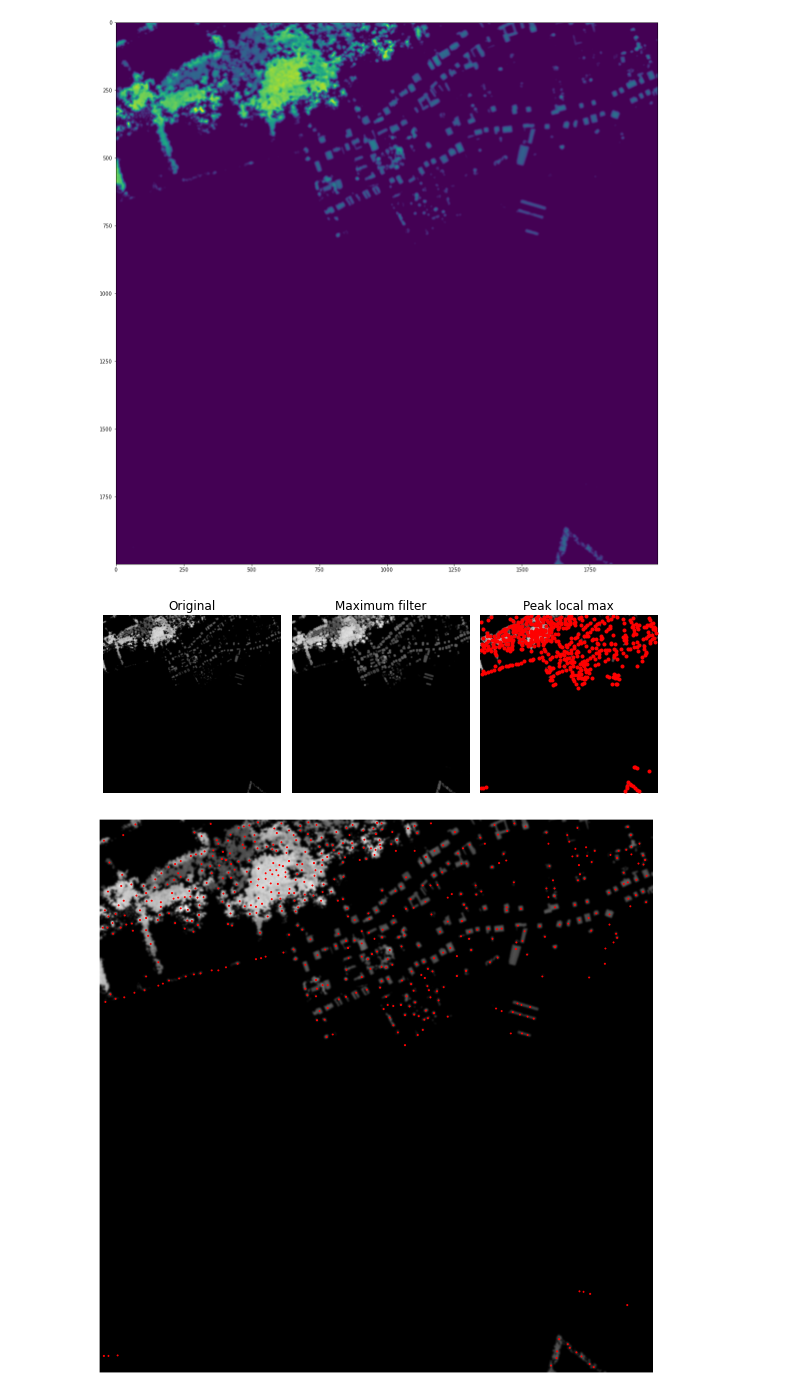
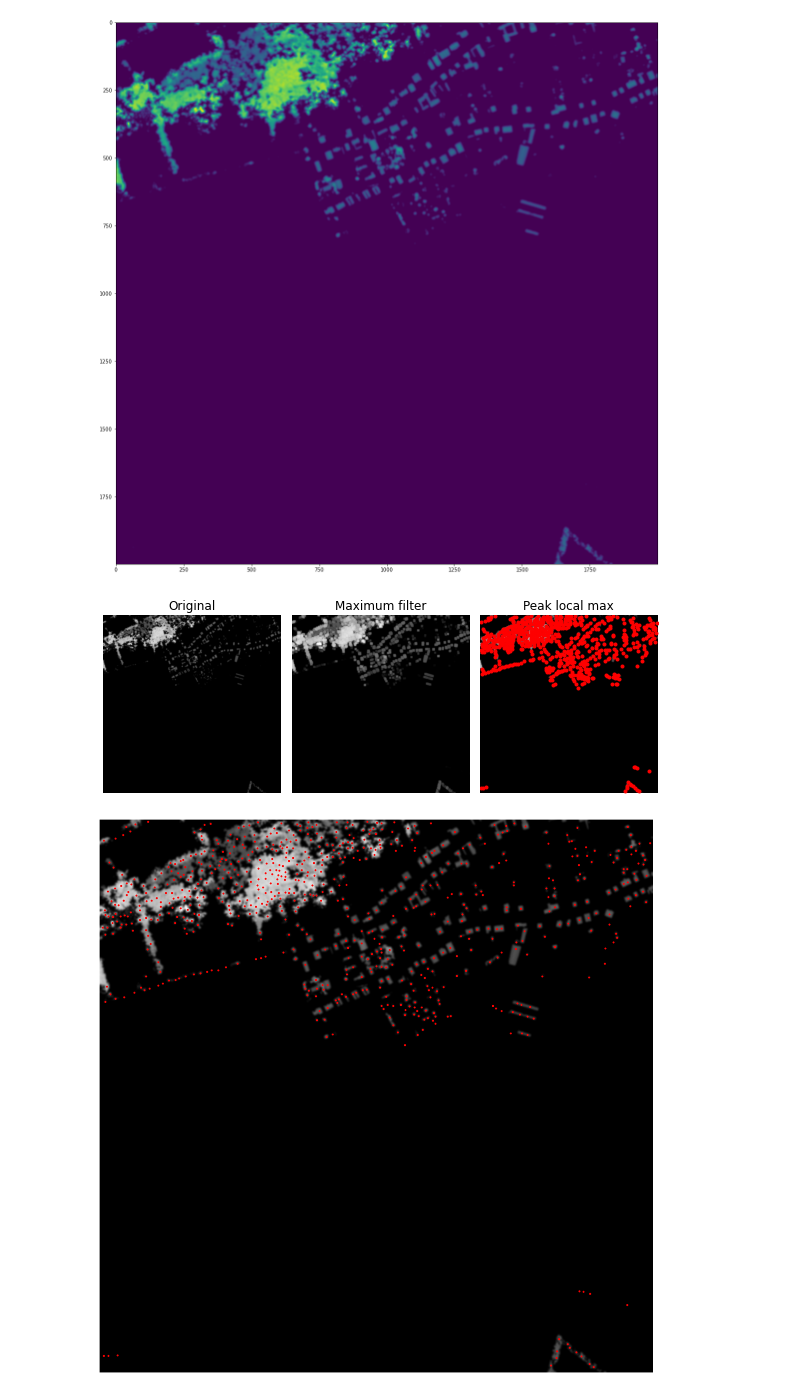
Before and after one commit to JanFfm/lidar-vegetation-data, a Jupyter notebook: tree_clustering.ipynb, the cells around one changed output. Cells and saved outputs as stored; diff of their text form; code cells hidden in the pictures.

```diff
--- a/tree_clustering.ipynb
+++ b/tree_clustering.ipynb
@@ -55,41 +55,38 @@ Weichzeichnen:
 # %%
 #wenn hier die maxima im einfarbigen bereich auftauchen, ist der threshold oben zu niedrig
 #hier kann über den min-distance-wert skaliert werden:
-filter_size = 10
-min_distance = 10
+filter_size = 15
+min_distance = 7
 
 image_max = ndi.maximum_filter(im, size=filter_size, mode='constant')
 
 # Comparison between image_max and im to find the coordinates of local maxima
 coordinates = peak_local_max(im, min_distance=min_distance)
 
 
 
 
 # display results:
 fig, axes = plt.subplots(1, 3, figsize=(8, 3), sharex=True, sharey=True)
 ax = axes.ravel()
 ax[0].imshow(im, cmap=plt.cm.gray)
 ax[0].axis('off')
 ax[0].set_title('Original')
 
 ax[1].imshow(image_max, cmap=plt.cm.gray)
-ax[1].axis('off')
 ax[1].set_title('Maximum filter')
 
 ax[2].imshow(im, cmap=plt.cm.gray)
 ax[2].plot(coordinates[:, 1], coordinates[:, 0], 'r.')
-ax[2].axis('off')
 ax[2].set_title('Peak local max')
 
 fig.tight_layout()
 
 plt.show()
 
 plt.imshow(im, cmap=plt.cm.gray)
 plt.plot(coordinates[:, 1], coordinates[:, 0], 'r.')
-plt.axis('off')
 plt.show()
 # %% [output]
-[figure, old version]
+[figure, new version]
-[figure, old version]
+[figure, new version]
```
